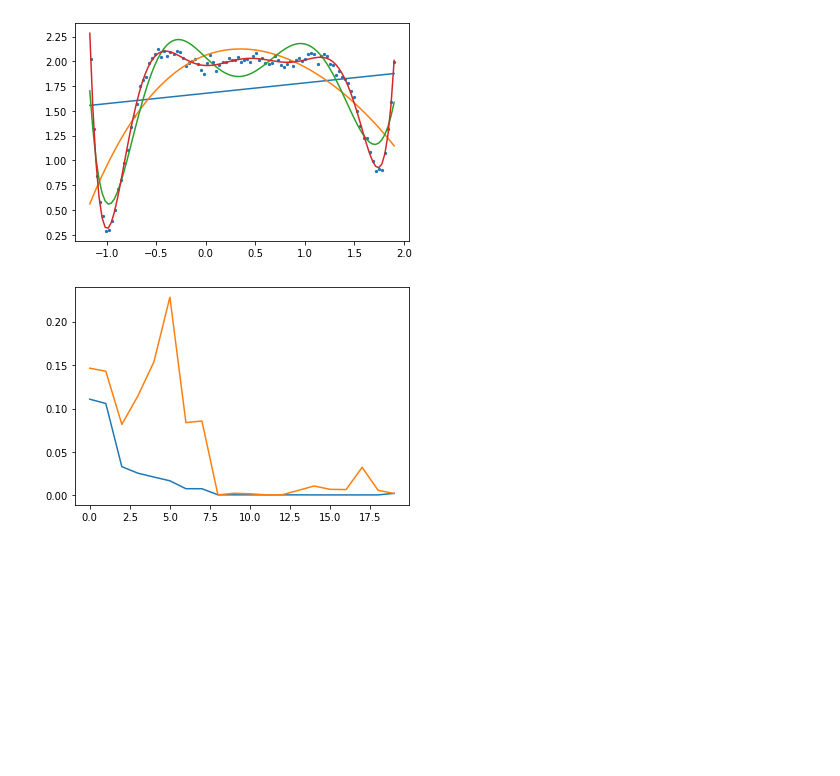
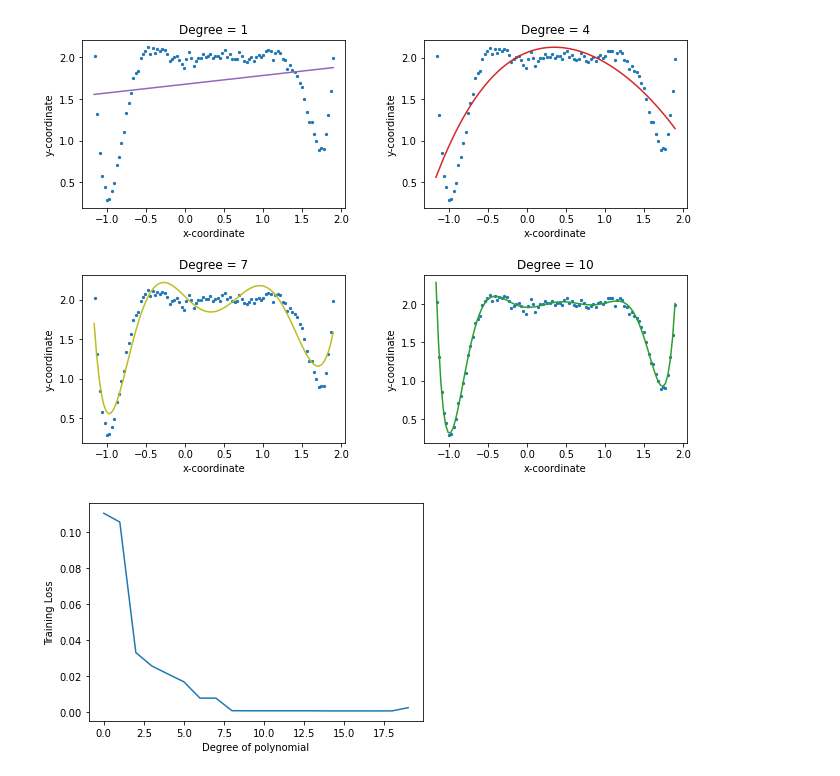
Before and after one commit to ritvikgupta199/ELL409-Assignment-1, a Jupyter notebook: polynomial_fitting/analysis.ipynb, the cells around one changed output. Cells and saved outputs as stored; diff of their text form; code cells hidden in the pictures; blank space fills up the shorter version.

```diff
--- a/polynomial_fitting/analysis.ipynb
+++ b/polynomial_fitting/analysis.ipynb
@@ -22,22 +25,29 @@ plt.show()
-# %%
-# Plots of Polynomials of different degree
-deg_file = 'polynomial_deg.txt'
-f = open(os.path.join(log_path, deg_file), 'r')
-x, y = np.linspace(-1.17, 1.9, 100), []
-
-for line in f.readlines():
-    tokens = line.strip().split()
-    y_out = utils.get_output_from_weights(x, tokens[3])
-    y.append(y_out)
-f.close()
-
-y = [y[1], y[4], y[7], y[10]]
-for y_out in y:
-    plt.plot(x, y_out)
-plt.scatter(input_x, target, s=5)
-plt.show()
-# %% [output]
-[figure, removed]
+# %%
+# Plots of Polynomials of different degree
+deg_file = 'polynomial_deg.txt'
+f = open(os.path.join(log_path, deg_file), 'r')
+x, y = np.linspace(-1.17, 1.9, 100), []
+
+for line in f.readlines():
+    tokens = line.strip().split()
+    y_out = utils.get_output_from_weights(x, tokens[3])
+    y.append(y_out)
+f.close()
+
+fig, axs = plt.subplots(2, 2)
+deg_list = [1, 4, 7, 10]
+colors = ['tab:purple', 'tab:red', 'tab:olive', 'tab:green']
+
+for (ax, deg, col) in zip(axs.flat, deg_list, colors):
+    ax.plot(x, y[deg],col)
+    ax.scatter(input_x, target, s=5)
+    ax.set(xlabel='x-coordinate', ylabel='y-coordinate')
+    ax.set_title(f'Degree = {deg}')
+
+plt.subplots_adjust(left=0, bottom=0, right=1.4, top=1.4, wspace=0.3, hspace=0.4)
+plt.show()
+# %% [output]
+[figure, added]
 # %%
 # Plot of Loss v/s Degree of polynomial
 deg_loss_file = 'polynomial_deg_loss.txt'
@@ -52,10 +62,11 @@ for line in f.readlines():
 f.close()
 
 plt.plot(train_loss)
-plt.plot(test_loss)
+plt.ylabel('Training Loss')
+plt.xlabel('Degree of polynomial')
 plt.show()
 # %% [output]
-[figure, old version]
+[figure, new version]
 # %%
 # Plots for Loss v/s epochs for Gradient Descent
 grad_file = 'grad_descent_loss.txt'
```
Also changed, not shown: parts of 4 cells of this notebook, 2 other files.
